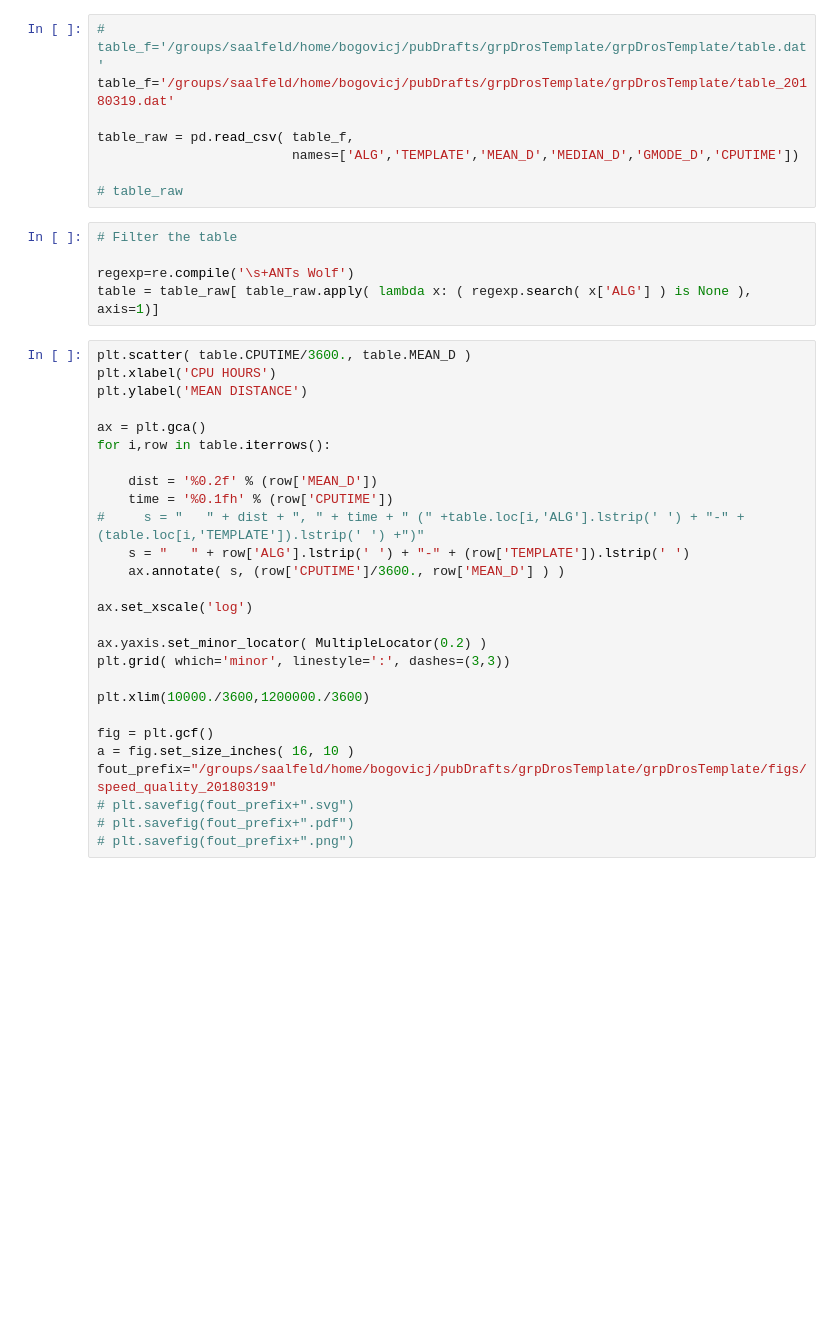
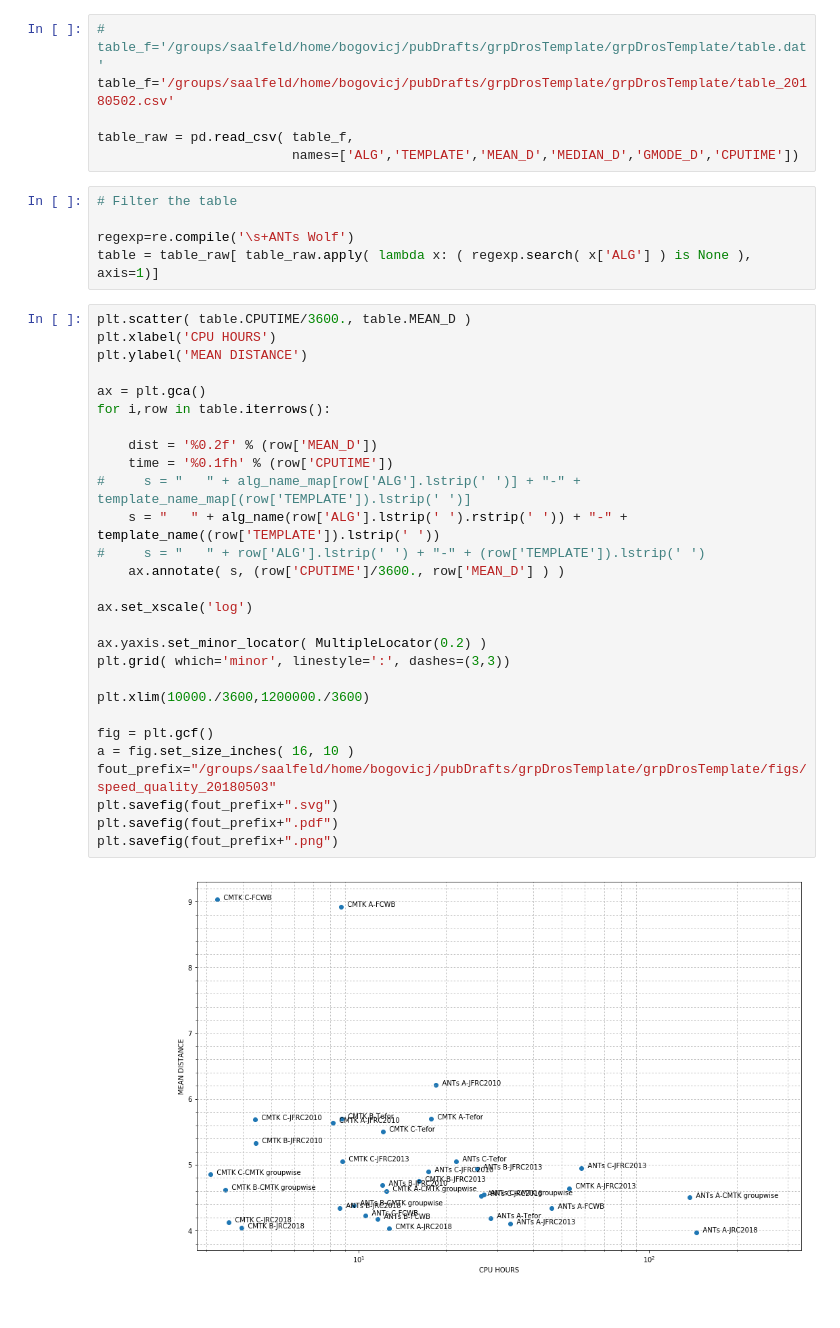
Before and after one commit to saalfeldlab/template-building, a Jupyter notebook: python/fig_distStat_cpuTime.ipynb, the cells around one changed output. Saved outputs shown, nothing was run; the diff lists cells and outputs as text; blank space fills up the shorter version.

Commit message:
update distance vs time scatter plot
* and move some common functions into a new file

```diff
--- a/python/fig_distStat_cpuTime.ipynb
+++ b/python/fig_distStat_cpuTime.ipynb
@@ -29,11 +34,9 @@ import colorsys
 # %%
 # table_f='/groups/saalfeld/home/bogovicj/pubDrafts/grpDrosTemplate/grpDrosTemplate/table.dat'
-table_f='/groups/saalfeld/home/bogovicj/pubDrafts/grpDrosTemplate/grpDrosTemplate/table_20180319.dat'
+table_f='/groups/saalfeld/home/bogovicj/pubDrafts/grpDrosTemplate/grpDrosTemplate/table_20180502.csv'
 
 table_raw = pd.read_csv( table_f,
                          names=['ALG','TEMPLATE','MEAN_D','MEDIAN_D','GMODE_D','CPUTIME'])
-
-# table_raw
 # %%
 # Filter the table
 
@@ -42,30 +45,33 @@ table = table_raw[ table_raw.apply( lambda x: ( regexp.search( x['ALG'] ) is Non
 # %%
 plt.scatter( table.CPUTIME/3600., table.MEAN_D )
 plt.xlabel('CPU HOURS')
 plt.ylabel('MEAN DISTANCE')
 
 ax = plt.gca()
 for i,row in table.iterrows():
 
     dist = '%0.2f' % (row['MEAN_D'])
     time = '%0.1fh' % (row['CPUTIME'])
-#     s = "   " + dist + ", " + time + " (" +table.loc[i,'ALG'].lstrip(' ') + "-" + (table.loc[i,'TEMPLATE']).lstrip(' ') +")"
-    s = "   " + row['ALG'].lstrip(' ') + "-" + (row['TEMPLATE']).lstrip(' ')
+#     s = "   " + alg_name_map[row['ALG'].lstrip(' ')] + "-" + template_name_map[(row['TEMPLATE']).lstrip(' ')]
+    s = "   " + alg_name(row['ALG'].lstrip(' ').rstrip(' ')) + "-" + template_name((row['TEMPLATE']).lstrip(' '))
+#     s = "   " + row['ALG'].lstrip(' ') + "-" + (row['TEMPLATE']).lstrip(' ')
     ax.annotate( s, (row['CPUTIME']/3600., row['MEAN_D'] ) )
 
 ax.set_xscale('log')
 
 ax.yaxis.set_minor_locator( MultipleLocator(0.2) )
 plt.grid( which='minor', linestyle=':', dashes=(3,3))
 
 plt.xlim(10000./3600,1200000./3600)
 
 fig = plt.gcf()
 a = fig.set_size_inches( 16, 10 )
-fout_prefix="/groups/saalfeld/home/bogovicj/pubDrafts/grpDrosTemplate/grpDrosTemplate/figs/speed_quality_20180319"
-# plt.savefig(fout_prefix+".svg")
-# plt.savefig(fout_prefix+".pdf")
-# plt.savefig(fout_prefix+".png")
+fout_prefix="/groups/saalfeld/home/bogovicj/pubDrafts/grpDrosTemplate/grpDrosTemplate/figs/speed_quality_20180503"
+plt.savefig(fout_prefix+".svg")
+plt.savefig(fout_prefix+".pdf")
+plt.savefig(fout_prefix+".png")
+# %% [output]
+[figure, added]
 # %%
 # A table that only shows the 'best' few results
 # Where best means having mean distance less than 4.1
```
Also changed, not shown: parts of 3 cells of this notebook, 1 other file.
